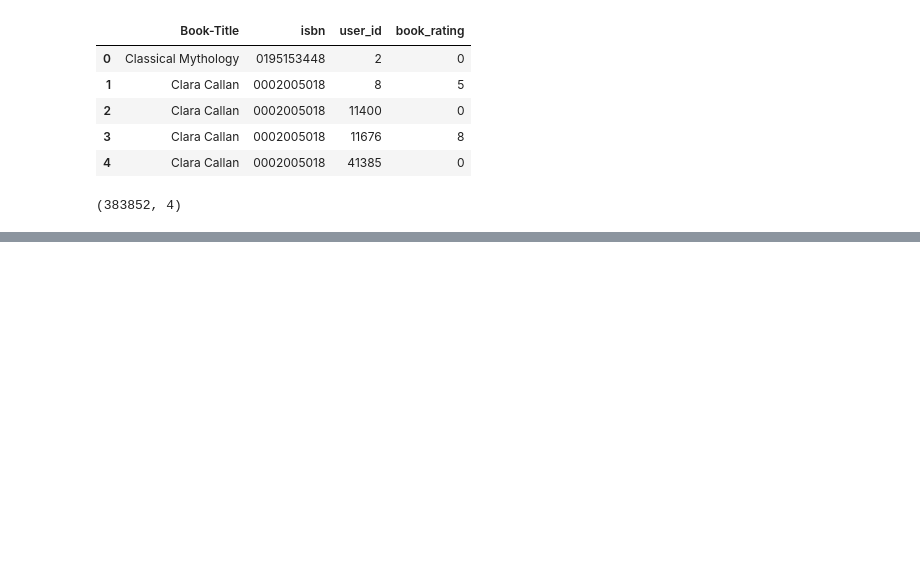
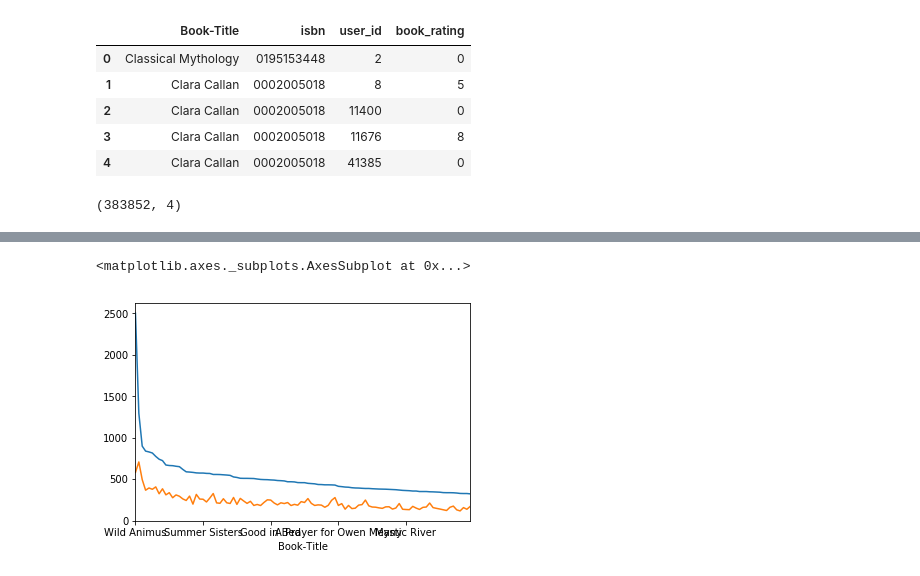
Before and after one commit to tjdharamsi/E4571-Personalisation-Theory-Project, a Jupyter notebook: analysis/get-data.ipynb, the cells around one changed output, grey strips where cells are left out. Cells and saved outputs as stored; diff of their text form; code cells hidden in the pictures; blank space fills up the shorter version.

```diff
--- a/analysis/get-data.ipynb
+++ b/analysis/get-data.ipynb
@@ -125,0 +142,8 @@ print(newdf.shape)
+# %%
+plt.rcParams['figure.figsize'] == (17,5)
+agg_df['user_id'].head(100).plot(kind='line')
+agg_df['rating'].head(100).plot(kind='line')
+# agg_df['book_rating'].head(100).plot(kind='line',linestyle='dashed')
+# %% [output]
+<matplotlib.axes._subplots.AxesSubplot at 0x...>
+[figure, added]
```
Also changed, not shown: parts of 6 cells of this notebook, 11 other files.
